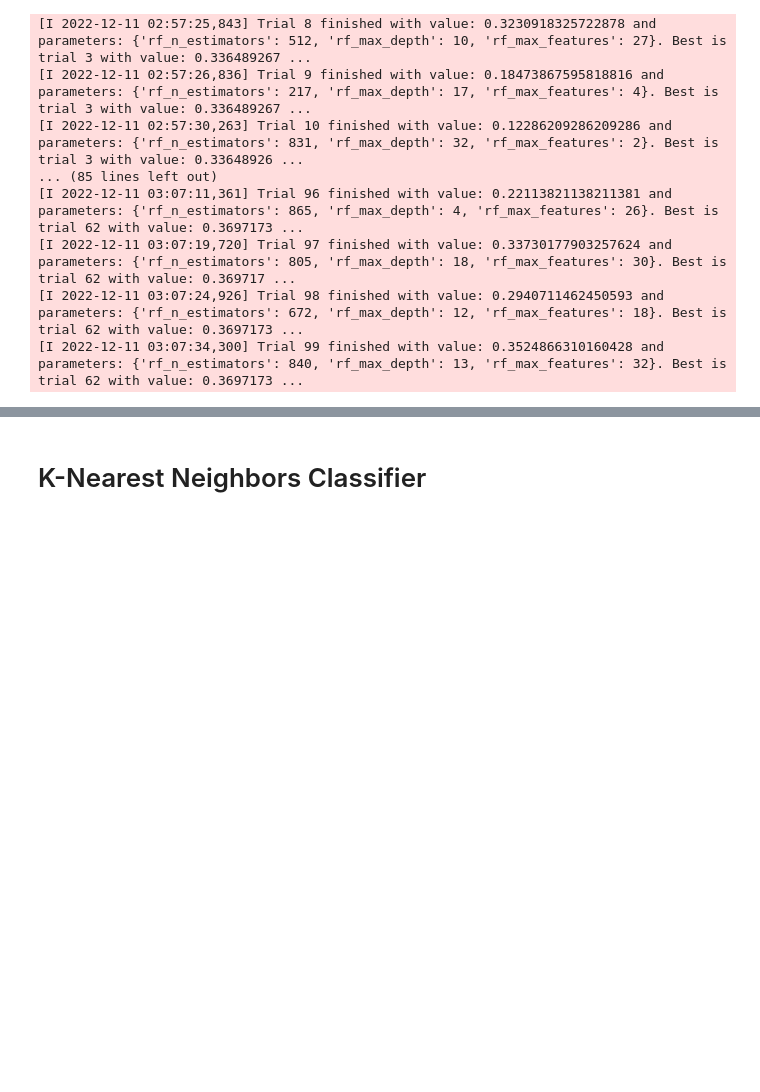
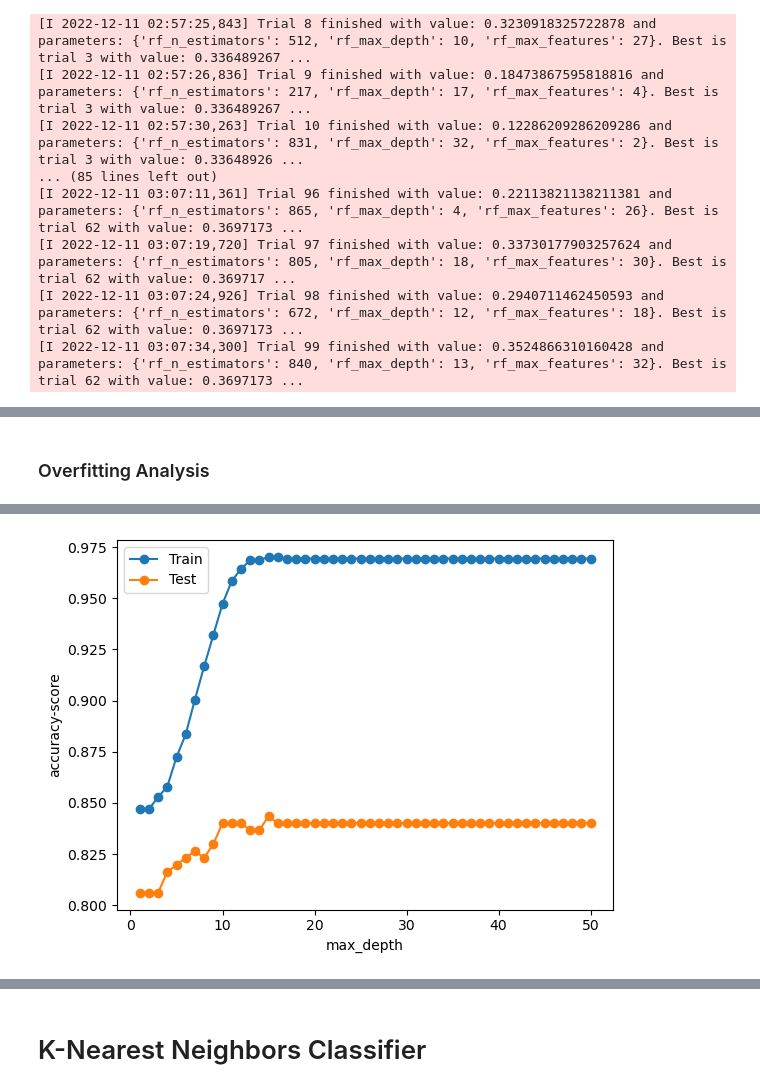
Before and after one commit to Vincentlim7/Data-Science--Employee-Attrition-Prediction, a Jupyter notebook: Main.ipynb, the cells around one changed output, grey strips where cells are left out. Saved outputs shown, nothing was run; the diff lists cells and outputs as text; code cells hidden in the pictures; blank space fills up the shorter version.

```diff
--- a/Main.ipynb
+++ b/Main.ipynb
@@ -303,3 +305 @@ ut.display_metrics(res2)
-# %%
-rf.fit(train_x, train_y)
 # %%
@@ -310,0 +363,6 @@ print(classification_report(test_y, rf_predictions))
+# %%
+rf_d20.fit(train_x, train_y)
+rf_predictions = rf_d20.predict(test_x)
+print("Accuracy score: {}".format(accuracy_score(test_y, rf_predictions)))
+print("="*80)
+print(classification_report(test_y, rf_predictions))
@@ -380,8 +466,7 @@ res2 = cross_validate(rf2, train_x, reversed_train_y, scoring=('accuracy', 'reca
 # %%
-# n_estimators = 615, max_depth = 20 (params from optuna)
-print("Metrics for predicting 1")
-ut.display_metrics(res)
+rf_opt.fit(train_x, train_y)
+rf_predictions = rf_opt.predict(test_x)
+print("Accuracy score: {}".format(accuracy_score(test_y, rf_predictions)))
 print("="*80)
-print("Metrics for predicting 0")
-ut.display_metrics(res2)
+print(classification_report(test_y, rf_predictions))
 # %% [output]
@@ -554,0 +484,49 @@ NameError: name 'test_df' is not defined
+# %% [markdown]
+### Overfitting Analysis
+# %%
+# Random Forest parameters
+rf_params = {
+    # nb of processors to use
+    'n_jobs': -1,
+    # nb of trees
+    'n_estimators': 615,
+    # reuse previous forest if kernel was not reset
+#     'warm_start': True,
+    'min_samples_leaf': 2,
+    'max_features' : 'sqrt',
+    # randomness of the sampled data used for the bootstrapping
+    'random_state' : seed
+}
+
+# accuracy values that will be plotted
+train_scores, test_scores = list(), list()
+
+# defining range of max_depth values to evaluate
+values = [i for i in range(1, 51)]
+
+# evaluate a decision tree for each depth
+for i in values:
+    model = RandomForestClassifier(**rf_params, max_depth=i)
+    model.fit(train_x, train_ravel_y)
+
+    # evaluate on the train dataset
+    train_yhat = model.predict(train_x)
+    train_acc = accuracy_score(train_y, train_yhat)
+    train_scores.append(train_acc)
+
+    # evaluate on the test dataset
+    test_yhat = model.predict(test_x)
+    test_acc = accuracy_score(test_y, test_yhat)
+    test_scores.append(test_acc)
+
+    # summarize progress
+    print('>%d, train: %.3f, test: %.3f' % (i, train_acc, test_acc))
+
+# plot of train and test scores vs number of neighbors
+pyplot.plot(values, train_scores, '-o', label='Train')
+pyplot.plot(values, test_scores, '-o', label='Test')
+plt.xlabel('max_depth')
+plt.ylabel('accuracy-score')
+pyplot.legend()
+pyplot.show()
+# %% [output]
@@ -554,0 +550 @@ NameError: name 'test_df' is not defined
+[figure, added]
```
Also changed, not shown: parts of 48 cells of this notebook.
